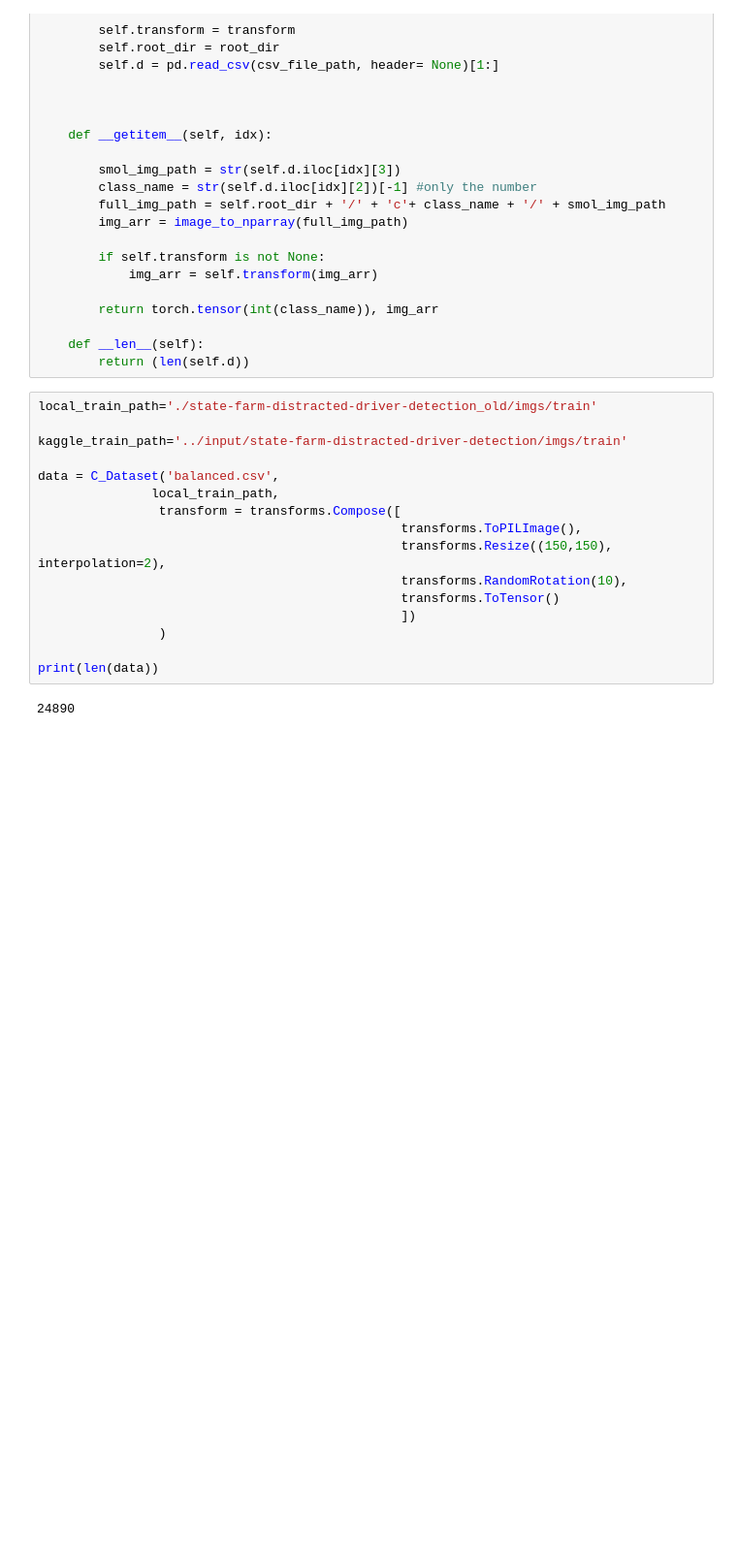
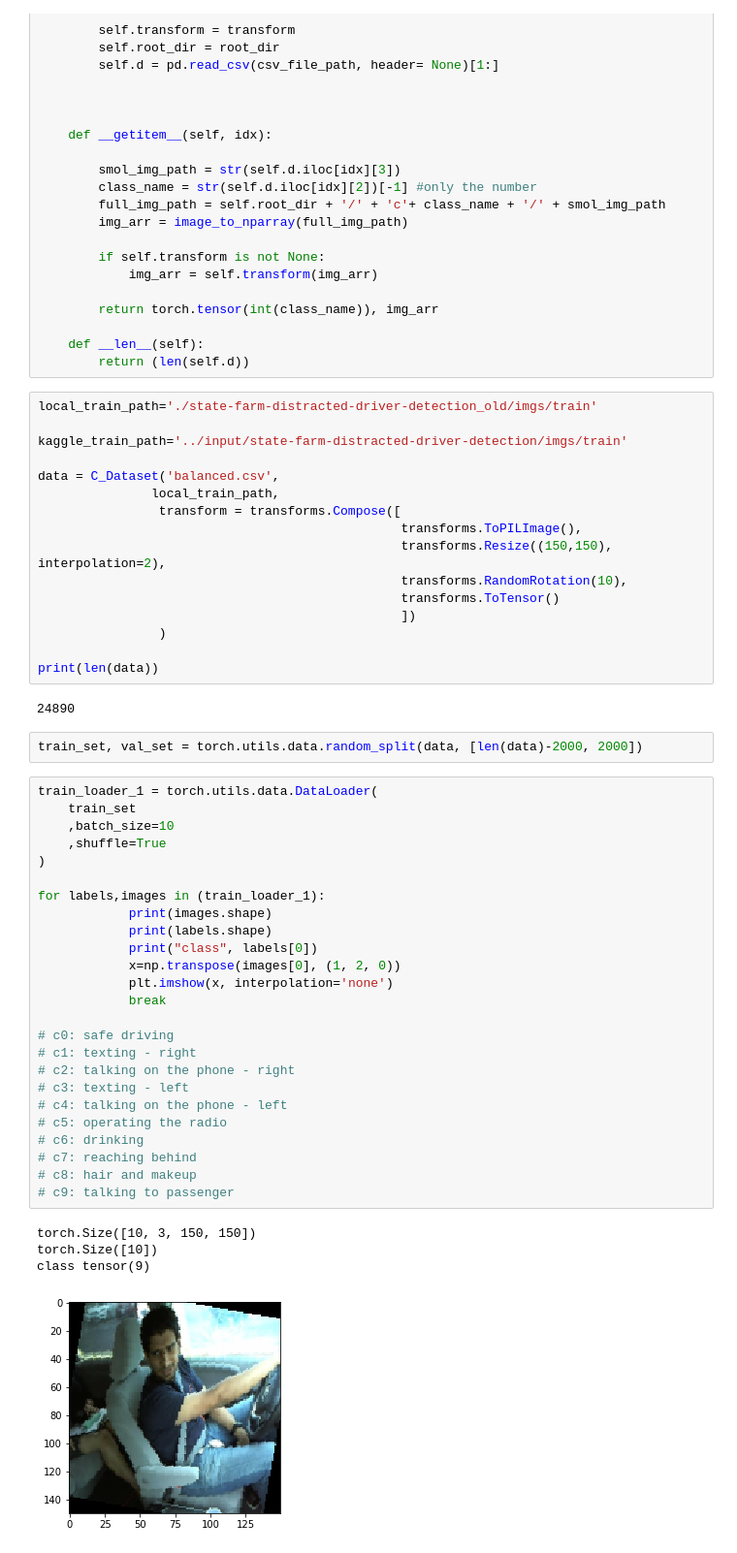
Before and after one commit to Mainakdeb/eyes-on-the-road, a Jupyter notebook: train-motor-sentinel.ipynb, the cells around one changed output. Shown at 97% size. Drawn from its saved outputs; the diff is of its cells as text; blank space fills up the shorter version.

Commit message:
define train_loader

```diff
--- a/train-motor-sentinel.ipynb
+++ b/train-motor-sentinel.ipynb
@@ -141,3 +141,35 @@ data = C_Dataset('balanced.csv',
 print(len(data))
 # %% [output]
 24890
+# %%
+train_set, val_set = torch.utils.data.random_split(data, [len(data)-2000, 2000])
+# %%
+train_loader_1 = torch.utils.data.DataLoader(
+    train_set
+    ,batch_size=10
+    ,shuffle=True
+)
+
+for labels,images in (train_loader_1):
+            print(images.shape)
+            print(labels.shape)
+            print("class", labels[0])
+            x=np.transpose(images[0], (1, 2, 0))
+            plt.imshow(x, interpolation='none')
+            break
+
+# c0: safe driving
+# c1: texting - right
+# c2: talking on the phone - right
+# c3: texting - left
+# c4: talking on the phone - left
+# c5: operating the radio
+# c6: drinking
+# c7: reaching behind
+# c8: hair and makeup
+# c9: talking to passenger
+# %% [output]
+torch.Size([10, 3, 150, 150])
+torch.Size([10])
+class tensor(9)
+[figure, added]
```
